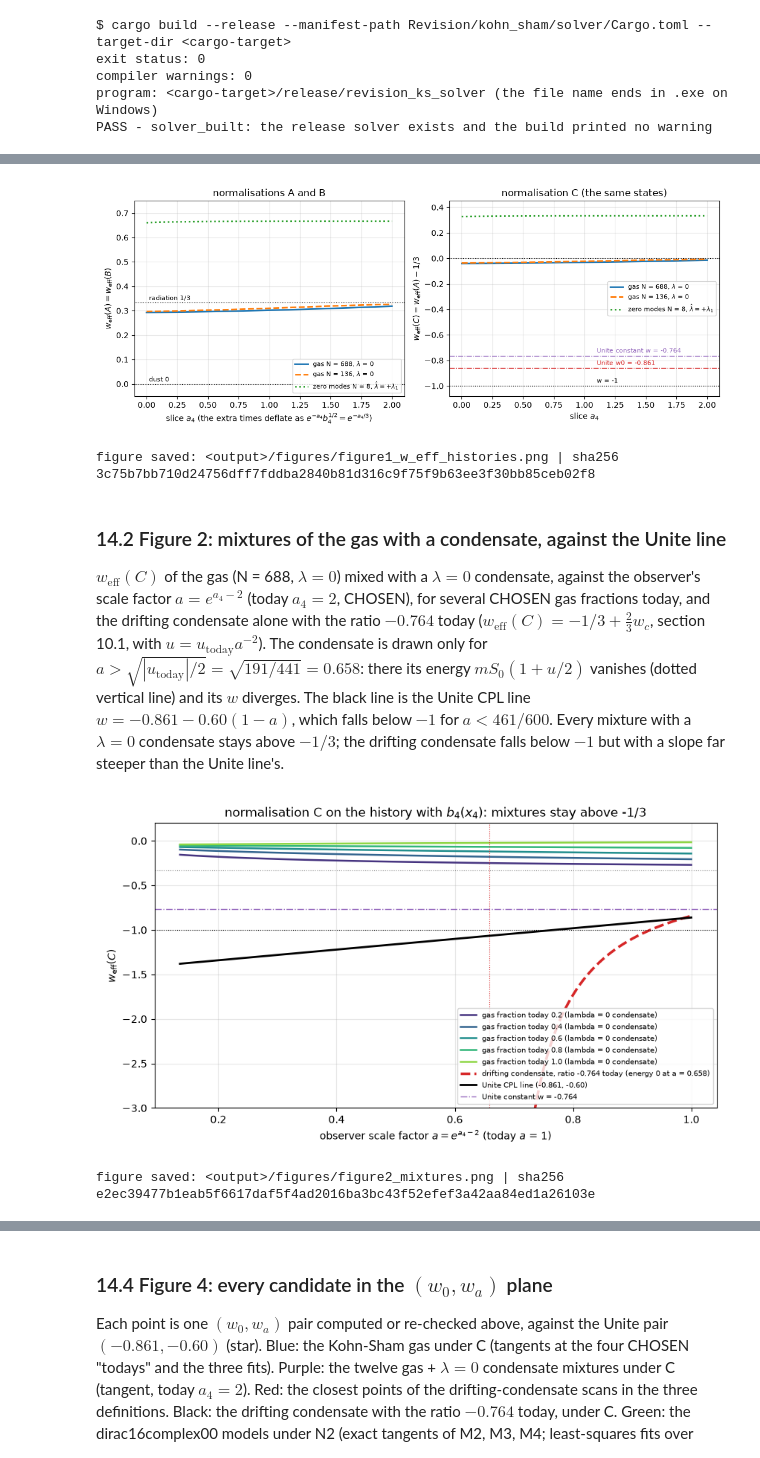
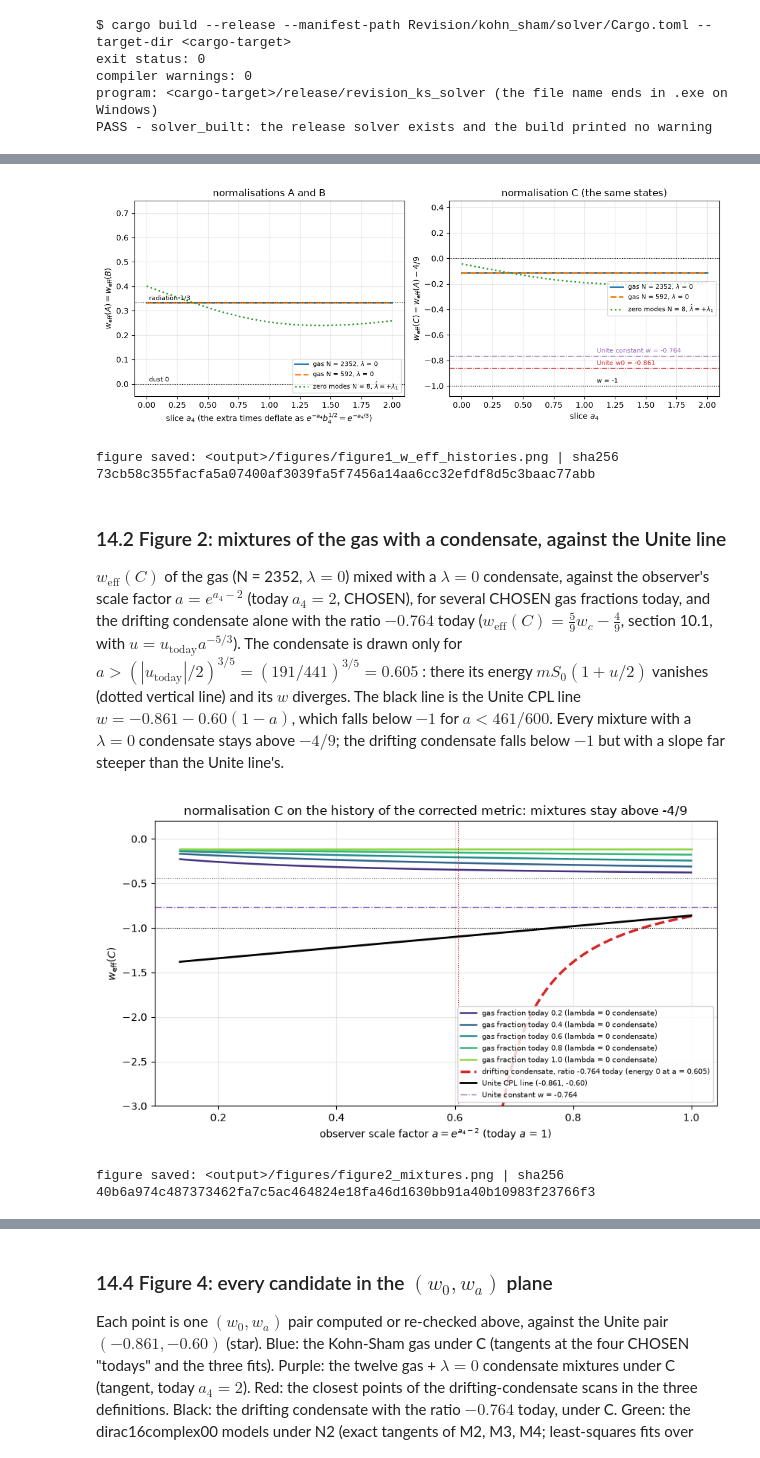
Before and after one commit to once-ere/Dirac_claude, a Jupyter notebook: Revision/notebooks/dark_sector_hypotheses.ipynb, the cells around one changed output, grey strips where cells are left out. Drawn from its saved outputs; the diff is of its cells as text; code cells hidden in the pictures.

```diff
--- a/Revision/notebooks/dark_sector_hypotheses.ipynb
+++ b/Revision/notebooks/dark_sector_hypotheses.ipynb
@@ -1415,8 +1451,11 @@ def parts(comps, a, sqrt):
     return R, E, P3
 
 
+SHIFT_N2 = -(4 - 2 * BETA_Q) / 3                        # w_eff(N2) - w_eff(N1) = -4/9 (eos-theory.json observer)
+
+
 def wN2(comps, sqrt):
-    return lambda a: -1 + BETA_Q / 2 + parts(comps, a, sqrt)[1] / parts(comps, a, sqrt)[0]
+    return lambda a: SHIFT_N2 + parts(comps, a, sqrt)[1] / parts(comps, a, sqrt)[0]
 
 
 p4 = MODELS["M4_condensate_plus_extra_time_mode"]["parameters"]
@@ -1435,20 +1474,22 @@ for name, comps in EXACT_MODELS.items():
     rows.append(f"| {name.split('_')[0]} | {w0} | {wa} | ({float(w0):.6f}, {float(wa):+.6f}) | ({rec['w0']}, {rec['wa']}) |")
 display(Markdown("\n".join(rows)))
 (m2w0, m2wa), (m3w0, m3wa), (m4w0, m4wa) = TAN00.values()
-check("M2_tangent_exact", (m2w0, m2wa) == (Fraction(-583, 3000), Fraction(81037, 500000))
-      and str(m2w0) == MODELS["M2_positive_good_sector_gas"]["N2_tangent_exact"]["w0"] and m2wa > 0,
-      f"M2: (w0, wa) = ({m2w0}, {m2wa}) exactly = N2_tangent_exact of eos-theory.json = (-1/3 + r/3, (2/3) r (1 - r)): "
-      "FREEZING (check M2_tangent_exact_b4 of reports/python-derive-eos.json)")
-check("M3_tangent_exact", (m3w0, m3wa) == (Fraction(-287, 1000), Fraction(-196963, 4500000))
+check("M2_tangent_exact", (m2w0, m2wa) == (Fraction(-2749, 9000), Fraction(81037, 500000))
+      and str(m2w0) == MODELS["M2_positive_good_sector_gas"]["N2_tangent_exact"]["w0"]
+      and str(m2wa) == MODELS["M2_positive_good_sector_gas"]["N2_tangent_exact"]["wa"] and m2wa > 0,
+      f"M2: (w0, wa) = ({m2w0}, {m2wa}) exactly = N2_tangent_exact of eos-theory.json = (-4/9 + r/3, (2/3) r (1 - r)): "
+      "FREEZING (check M2_tangent_exact of reports/python-derive-eos.json)")
+check("M3_tangent_exact", (m3w0, m3wa) == (Fraction(-3583, 9000), Fraction(-196963, 4500000))
+      and str(m3w0) == MODELS["M3_positive_extra_time_mode"]["N2_tangent_exact"]["w0"]
       and str(m3wa) == MODELS["M3_positive_extra_time_mode"]["N2_tangent_exact"]["wa"] and m3wa < 0,
       f"M3: (w0, wa) = ({m3w0}, {m3wa}) exactly = N2_tangent_exact of eos-theory.json: thawing sign, small because "
-      "q_p grows only like a^(1/3) (check M3_tangent_exact_b4)")
+      "q_p grows only like a^(1/3) (check M3_tangent_exact)")
 rec4 = MODELS["M4_condensate_plus_extra_time_mode"]["N2"]["CPL_tangent"]
 check("M4_tangent_exact", abs(float(m4w0) - float(rec4["w0"])) < 1e-12 and abs(float(m4wa) - float(rec4["wa"])) < 1e-12
-      and m4w0 > Fraction(-1, 3),
+      and m4w0 > SHIFT_N2,
       f"M4 with the parameters of the withdrawn tuning (s = {s4}, Omega_q = {Oq4}): tangent ({m4w0}, {m4wa}) = "
       f"({float(m4w0):.12f}, {float(m4wa):.12f}), equal to eos-theory.json; no longer the Unite pair "
-      "(check M4_withdrawn_tuning_on_b4_history)")
+      "(check M4_former_tuning_on_the_history)")
 # %% [output]
 | model | exact $w_0$ (N2) | exact $w_a$ (N2) | decimal | eos-theory.json |
 |---|---|---|---|---|
@@ -1550,7 +1623,7 @@ def counts(path):
     rep = load_json(path)
     listed = sum(c["verdict"] == "PASS" for c in rep["checks"])
     s = rep.get("summary")
-    if isinstance(s, str):                               # dirac16complex00: "49/49 checks pass"
+    if isinstance(s, str):                               # dirac16complex00: "48/48 checks pass"
         passed, total = (int(v) for v in s.split()[0].split("/"))
         failed = total - passed
     elif s is None:                                      # the Wolfram report: checkCount, failedCount
@@ -1561,10 +1634,10 @@ def counts(path):
     return total, passed, failed, listed, len(rep["checks"])
 
 
-EXPECTED = {DS / "reports" / "derivation-checks.json": 39, DS / "reports" / "ks-history-run.json": 8,
-            DS / "reports" / "eos-checks.json": 15, DS / "reports" / "independent-checks.json": 10,
-            D00 / "reports" / "python-derive-eos.json": 49, D00 / "reports" / "python-independent-numerics.json": 32,
-            REPO / "Revision" / "dark_sector" / "reports" / "wolfram-dark-sector-b4.json": 8}
+EXPECTED = {DS / "reports" / "derivation-checks.json": 37, DS / "reports" / "ks-history-run.json": 8,
+            DS / "reports" / "eos-checks.json": 13, DS / "reports" / "independent-checks.json": 10,
+            D00 / "reports" / "python-derive-eos.json": 48, D00 / "reports" / "python-independent-numerics.json": 32,
+            REPO / "Revision" / "dark_sector" / "reports" / "wolfram-dark-sector.json": 7}
 print("record file                                                                 checks  passed  failed")
 for path, n in EXPECTED.items():
     total, passed, failed, listed, length = counts(path)
@@ -1610,8 +1683,8 @@ def save_and_show(fig, name):
     print("figure saved:", shown(path), "| sha256", sha256(path))
 
 
-STYLE = {"N688_lam0": ("C0", "-"), "N136_lam0": ("C1", "--"), "N8_lamp1": ("C2", ":")}
-LABEL = {"N688_lam0": r"gas N = 688, $\lambda$ = 0", "N136_lam0": r"gas N = 136, $\lambda$ = 0",
+STYLE = {"N2352_lam0": ("C0", "-"), "N592_lam0": ("C1", "--"), "N8_lamp1": ("C2", ":")}
+LABEL = {"N2352_lam0": r"gas N = 2352, $\lambda$ = 0", "N592_lam0": r"gas N = 592, $\lambda$ = 0",
          "N8_lamp1": r"zero modes N = 8, $\hat\lambda = +\lambda_1$"}
 fig, (ax1, ax2) = plt.subplots(1, 2, figsize=(11, 4.4))
 for sid, e in EOS.items():
@@ -1633,7 +1706,7 @@ for val, txt, col in ((-1.0, "w = -1", "k"), (UNITE["w0"], "Unite w0 = -0.861",
     ax2.text(1.1, val + 0.025, txt, fontsize=8, color=col)
 ax2.axhline(0, color="k", lw=0.8, ls=":")
 ax2.set_xlabel(r"slice $a_4$")
-ax2.set_ylabel(r"$w_\mathrm{eff}(C) = w_\mathrm{eff}(A) - 1/3$")
+ax2.set_ylabel(r"$w_\mathrm{eff}(C) = w_\mathrm{eff}(A) - 4/9$")
 ax2.set_title("normalisation C (the same states)")
 ax2.set_ylim(-1.08, 0.45)
 ax2.legend(fontsize=8, loc="center right")
@@ -1641,48 +1714,48 @@ ax2.grid(True, alpha=0.3)
 fig.tight_layout()
 save_and_show(fig, "figure1_w_eff_histories.png")
 # %% [output]
-[figure, old version]
+[figure, new version]
-figure saved: <output>/figures/figure1_w_eff_histories.png | sha256 3c75b7bb710d24756dff7fddba2840b81d316c9f75f9b63ee3f30bb85ceb02f8
+figure saved: <output>/figures/figure1_w_eff_histories.png | sha256 73cb58c355facfa5a07400af3039fa5f7456a14aa6cc32efdf8d5c3baac77abb
 # %% [markdown]
 ### 14.2 Figure 2: mixtures of the gas with a condensate, against the Unite line
 
-$w_\mathrm{eff}(C)$ of the gas (N = 688, $\lambda = 0$) mixed with a $\lambda = 0$ condensate, against the observer's
+$w_\mathrm{eff}(C)$ of the gas (N = 2352, $\lambda = 0$) mixed with a $\lambda = 0$ condensate, against the observer's
 scale factor $a = e^{a_4 - 2}$ (today $a_4 = 2$, CHOSEN), for several CHOSEN gas fractions today, and the drifting
-condensate alone with the ratio $-0.764$ today ($w_\mathrm{eff}(C) = -1/3 + \frac23 w_c$, section 10.1, with
-$u = u_\mathrm{today}a^{-2}$). The condensate is drawn only for $a > \sqrt{|u_\mathrm{today}|/2} = \sqrt{191/441} = 0.658$:
-there its energy $mS_0(1 + u/2)$ vanishes (dotted vertical line) and its $w$ diverges. The black line is the
-Unite CPL line $w = -0.861 - 0.60(1 - a)$, which falls below $-1$ for $a < 461/600$. Every mixture with a
-$\lambda = 0$ condensate stays above $-1/3$; the drifting condensate falls below $-1$ but with a slope far
+condensate alone with the ratio $-0.764$ today ($w_\mathrm{eff}(C) = \frac59 w_c - \frac49$, section 10.1, with
+$u = u_\mathrm{today}a^{-5/3}$). The condensate is drawn only for $a > (|u_\mathrm{today}|/2)^{3/5} = (191/441)^{3/5}
+= 0.605$: there its energy $mS_0(1 + u/2)$ vanishes (dotted vertical line) and its $w$ diverges. The black line is
+the Unite CPL line $w = -0.861 - 0.60(1 - a)$, which falls below $-1$ for $a < 461/600$. Every mixture with a
+$\lambda = 0$ condensate stays above $-4/9$; the drifting condensate falls below $-1$ but with a slope far
 steeper than the Unite line's.
 # %%
 a_obs = np.exp(a4g - 2.0)
 fig, ax = plt.subplots(figsize=(8.5, 4.8))
 for k, f0 in enumerate((0.2, 0.4, 0.6, 0.8, 1.0)):
     Ec = Eg[it] * (1 - f0) / f0
-    ax.plot(a_obs, Xg / (Eg + Ec) - 1 + 0.5 * BETA, color=plt.cm.viridis(0.15 + 0.17 * k), lw=1.8,
+    ax.plot(a_obs, P3g / (Eg + Ec) + SHIFT_C, color=plt.cm.viridis(0.15 + 0.17 * k), lw=1.8,
             label=f"gas fraction today {f0:.1f} (lambda = 0 condensate)")
-a_pole = math.exp(-0.5 * math.log(2.0 / abs(float(u))))          # E_c = m S0 (1 + u/2) = 0: u = -2
+a_pole = math.exp(-0.6 * math.log(2.0 / abs(float(u))))          # E_c = m S0 (1 + u/2) = 0: u = -2
 a_fine = np.linspace(a_pole + 1e-3, 1.0, 400)
-u_fine = float(u) * a_fine ** -2.0                                  # u ~ e^(-2 a4) = u_today a^(-2)
-ax.plot(a_fine, -1 / 3 + (2 / 3) * u_fine / (2 + u_fine), color="C3", lw=2.5, ls="--",
+u_fine = float(u) * a_fine ** (-5.0 / 3.0)                         # u ~ e^(-(5/3) a4) = u_today a^(-5/3)
+ax.plot(a_fine, (5 / 9) * u_fine / (2 + u_fine) - 4 / 9, color="C3", lw=2.5, ls="--",
         label=f"drifting condensate, ratio -0.764 today (energy 0 at a = {a_pole:.3f})")
 ax.axvline(a_pole, color="C3", lw=0.8, ls=":")
 aa = np.linspace(a_obs[0], 1.0, 200)
 ax.plot(aa, UNITE["w0"] + UNITE["wa"] * (1 - aa), color="k", lw=2, label="Unite CPL line (-0.861, -0.60)")
 ax.axhline(-1, color="k", lw=0.8, ls=":")
-ax.axhline(-1 / 3, color="C7", lw=0.8, ls=":")
+ax.axhline(-4 / 9, color="C7", lw=0.8, ls=":")
 ax.axhline(UNITE["w_const"], color="C4", lw=1, ls="-.", label="Unite constant w = -0.764")
 ax.set_xlabel(r"observer scale factor $a = e^{a_4 - 2}$ (today $a$ = 1)")
 ax.set_ylabel(r"$w_\mathrm{eff}(C)$")
 ax.set_ylim(-3.0, 0.2)
-ax.set_title("normalisation C on the history with $b_4(x_4)$: mixtures stay above -1/3")
+ax.set_title("normalisation C on the history of the corrected metric: mixtures stay above -4/9")
 ax.legend(fontsize=7.5, loc="lower right")
 ax.grid(True, alpha=0.3)
 fig.tight_layout()
 save_and_show(fig, "figure2_mixtures.png")
 # %% [output]
-[figure, old version]
+[figure, new version]
-figure saved: <output>/figures/figure2_mixtures.png | sha256 e2ec39477b1eab5f6617daf5f4ad2016ba3bc43f52efef3a42aa84ed1a26103e
+figure saved: <output>/figures/figure2_mixtures.png | sha256 40b6a974c487373462fa7c5ac464824e18fa46d1630bb91a40b10983f23766f3
 # %% [markdown]
 ### 14.3 Figure 3: the dirac16complex00 populations against the Unite CPL line
 
```
Also changed, not shown: parts of 39 cells of this notebook, 4 other files.
